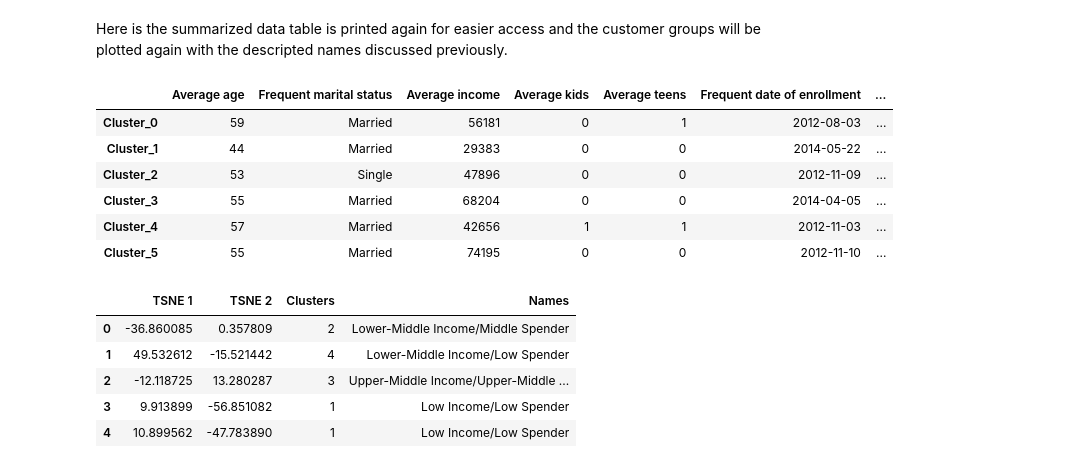
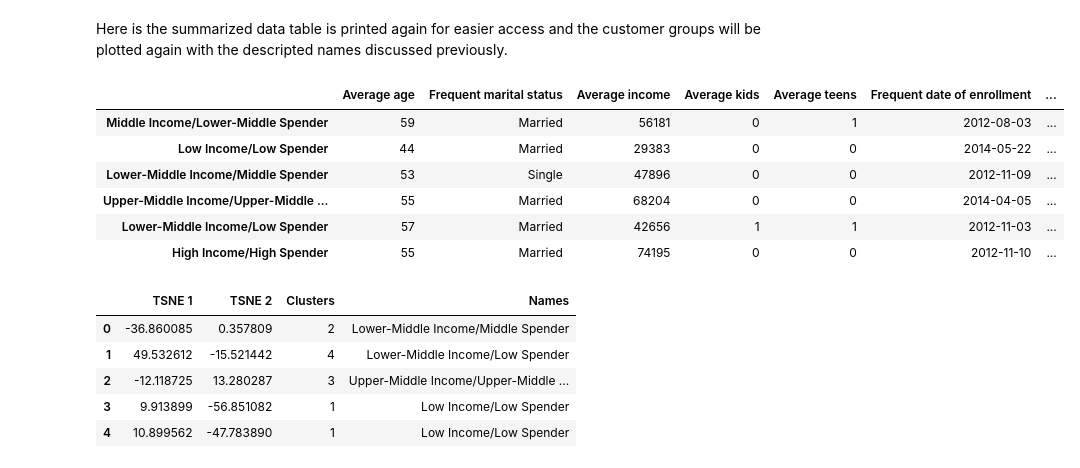
Before and after one commit to Luciano-C/Customer-Personality-Analysis, a Jupyter notebook: Customer_Personality_Analysis.ipynb, the cells around one changed output. Saved outputs shown, nothing was run; the diff lists cells and outputs as text; code cells hidden in the pictures.

Commit message:
Updated names on summary dataframe. requirements.txt added

```diff
--- a/Customer_Personality_Analysis.ipynb
+++ b/Customer_Personality_Analysis.ipynb
@@ -1247,10 +1265,11 @@ Here is the summarized data table is printed again for easier access and the cus
 # %%
-summarized_data_as_df
+summarized_data_as_df_with_names = summarized_data_as_df.set_index(pd.Index(cluster_names))
+summarized_data_as_df_with_names
 # %% [output]
 |  | Average age | Frequent marital status | Average income | Average kids | Average teens | Frequent date of enrollment | ... |
-| Cluster_0 | 59 | Married | 56181 | 0 | 1 | 2012-08-03 | ... |
-| Cluster_1 | 44 | Married | 29383 | 0 | 0 | 2014-05-22 | ... |
-| Cluster_2 | 53 | Single | 47896 | 0 | 0 | 2012-11-09 | ... |
-| Cluster_3 | 55 | Married | 68204 | 0 | 0 | 2014-04-05 | ... |
-| Cluster_4 | 57 | Married | 42656 | 1 | 1 | 2012-11-03 | ... |
-| Cluster_5 | 55 | Married | 74195 | 0 | 0 | 2012-11-10 | ... |
+| Middle Income/Lower-Middle Spender | 59 | Married | 56181 | 0 | 1 | 2012-08-03 | ... |
+| Low Income/Low Spender | 44 | Married | 29383 | 0 | 0 | 2014-05-22 | ... |
+| Lower-Middle Income/Middle Spender | 53 | Single | 47896 | 0 | 0 | 2012-11-09 | ... |
+| Upper-Middle Income/Upper-Middle ... | 55 | Married | 68204 | 0 | 0 | 2014-04-05 | ... |
+| Lower-Middle Income/Low Spender | 57 | Married | 42656 | 1 | 1 | 2012-11-03 | ... |
+| High Income/High Spender | 55 | Married | 74195 | 0 | 0 | 2012-11-10 | ... |
```
Also changed, not shown: parts of 10 cells of this notebook, 1 other file.
